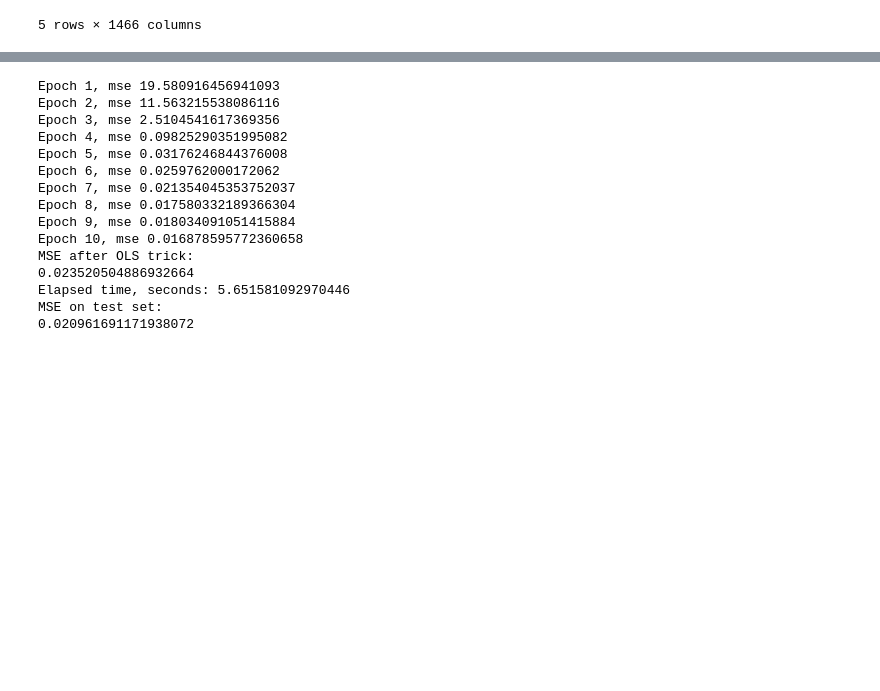
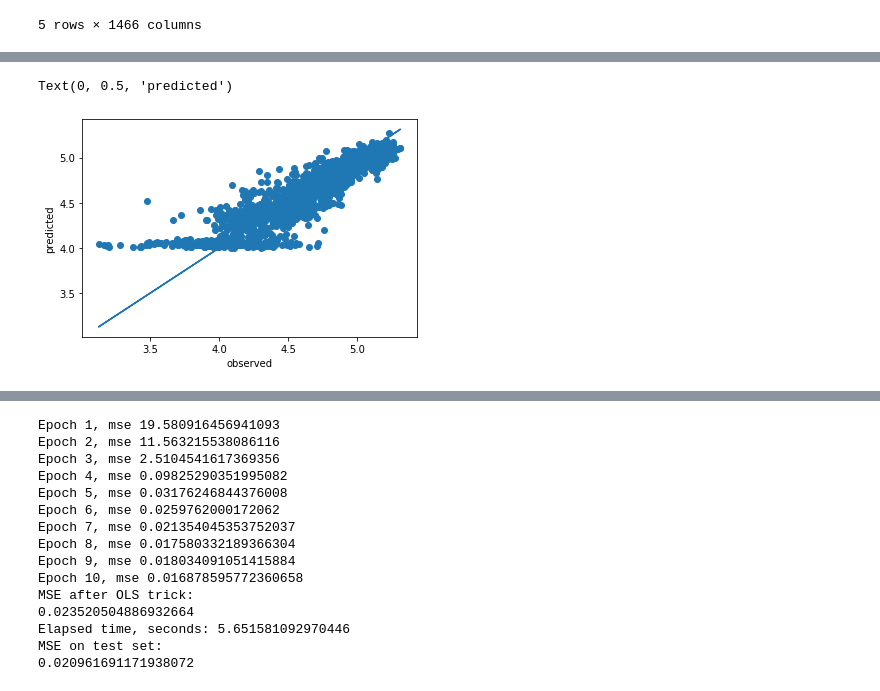
Before and after one commit to maxoboe/SNN_python, a Jupyter notebook: SNN_pytorch.ipynb, the cells around one changed output, grey strips where cells are left out. Saved outputs shown, nothing was run; the diff lists cells and outputs as text; code cells hidden in the pictures; blank space fills up the shorter version.

Commit message:
Added graphs

```diff
--- a/SNN_pytorch.ipynb
+++ b/SNN_pytorch.ipynb
@@ -233,6 +251,11 @@ net = fit_with_ols(y=y.iloc[tr_idx, :], P=None, NP=NP[tr_idx, :], fe=fe.iloc[tr_
             verbose=True)
 print("MSE on test set:")
 test_SPNN(net = net, y=y.iloc[te_idx, :], P=None, NP=NP[te_idx, :], fe=fe.iloc[te_idx, :])
+actual, predicted = predict(net = net, y=y.iloc[te_idx, :], P=None, NP=NP[te_idx, :], fe=fe.iloc[te_idx, :])
+plt.scatter(actual, predicted)
+plt.plot(actual, actual)
+plt.xlabel("observed")
+plt.ylabel("predicted")
 # %% [output]
 Epoch 1, mse 19.580916456941093
 Epoch 2, mse 11.563215538086116
@@ -245,5 +268,7 @@ Elapsed time, seconds: 2.5589742510346696
 MSE on test set:
 0.02893234303953883
+Text(0, 0.5, 'predicted')
+[figure, added]
 # %%
 random=1234
 torch.manual_seed(random + 2)
```
Also changed, not shown: parts of 4 cells of this notebook, 1 other file.
